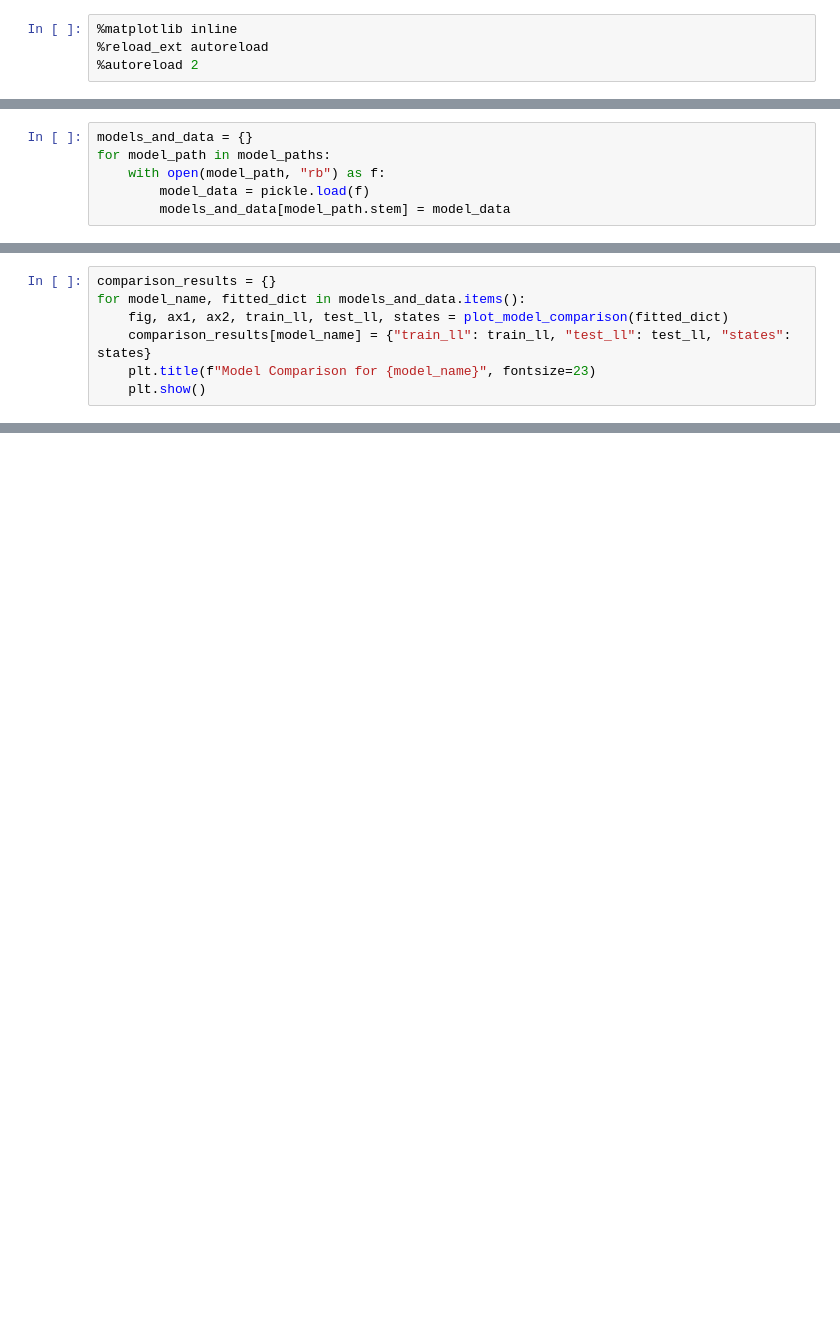
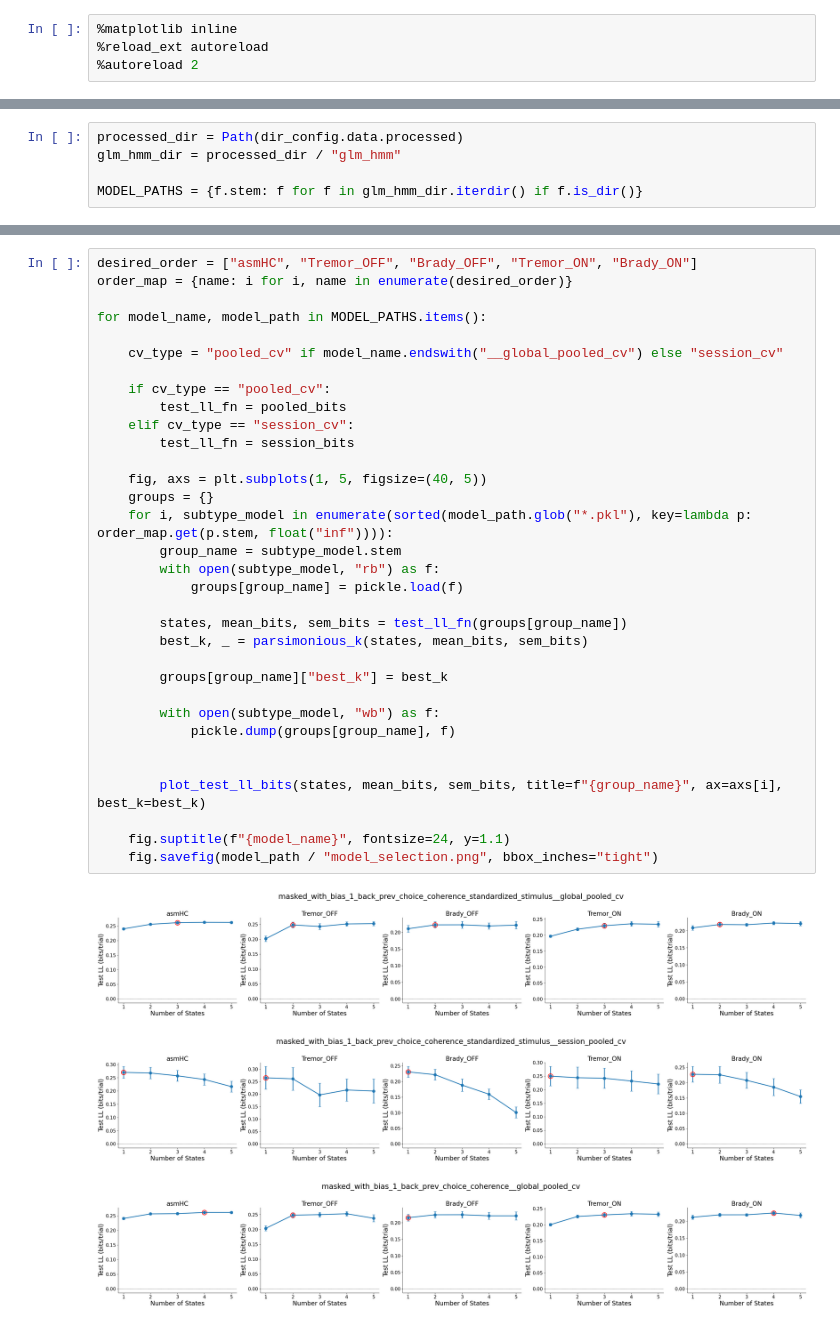
Before and after one commit to vaibrainium/bayesian-priors-in-pd-subtype, a Jupyter notebook: notebooks/5.20-glm-hmm-model-selection.ipynb, the cells around one changed output, grey strips where cells are left out. Saved outputs shown, nothing was run; the diff lists cells and outputs as text; blank space fills up the shorter version.

Commit message:
feat: model selection and fine tuning

```diff
--- a/notebooks/5.20-glm-hmm-model-selection.ipynb
+++ b/notebooks/5.20-glm-hmm-model-selection.ipynb
@@ -48,6 +16,0 @@ model_paths = Path(glm_hmm_dir / MODEL_NAME).glob("*.pkl")
-# %%
-models_and_data = {}
-for model_path in model_paths:
-    with open(model_path, "rb") as f:
-        model_data = pickle.load(f)
-        models_and_data[model_path.stem] = model_data
@@ -90,7 +16,0 @@ def plot_model_comparison(fitted_dict: dict):
-# %%
-comparison_results = {}
-for model_name, fitted_dict in models_and_data.items():
-    fig, ax1, ax2, train_ll, test_ll, states = plot_model_comparison(fitted_dict)
-    comparison_results[model_name] = {"train_ll": train_ll, "test_ll": test_ll, "states": states}
-    plt.title(f"Model Comparison for {model_name}", fontsize=23)
-    plt.show()
@@ -106,0 +17,5 @@ for model_name, fitted_dict in models_and_data.items():
+# %%
+processed_dir = Path(dir_config.data.processed)
+glm_hmm_dir = processed_dir / "glm_hmm"
+
+MODEL_PATHS = {f.stem: f for f in glm_hmm_dir.iterdir() if f.is_dir()}
@@ -106,0 +73,37 @@ for model_name, fitted_dict in models_and_data.items():
+# %%
+desired_order = ["asmHC", "Tremor_OFF", "Brady_OFF", "Tremor_ON", "Brady_ON"]
+order_map = {name: i for i, name in enumerate(desired_order)}
+
+for model_name, model_path in MODEL_PATHS.items():
+
+    cv_type = "pooled_cv" if model_name.endswith("__global_pooled_cv") else "session_cv"
+
+    if cv_type == "pooled_cv":
+        test_ll_fn = pooled_bits
+    elif cv_type == "session_cv":
+        test_ll_fn = session_bits
+
+    fig, axs = plt.subplots(1, 5, figsize=(40, 5))
+    groups = {}
+    for i, subtype_model in enumerate(sorted(model_path.glob("*.pkl"), key=lambda p: order_map.get(p.stem, float("inf")))):
+        group_name = subtype_model.stem
+        with open(subtype_model, "rb") as f:
+            groups[group_name] = pickle.load(f)
+
+        states, mean_bits, sem_bits = test_ll_fn(groups[group_name])
+        best_k, _ = parsimonious_k(states, mean_bits, sem_bits)
+
+        groups[group_name]["best_k"] = best_k
+
+        with open(subtype_model, "wb") as f:
+            pickle.dump(groups[group_name], f)
+
+
+        plot_test_ll_bits(states, mean_bits, sem_bits, title=f"{group_name}", ax=axs[i], best_k=best_k)
+
+    fig.suptitle(f"{model_name}", fontsize=24, y=1.1)
+    fig.savefig(model_path / "model_selection.png", bbox_inches="tight")
+# %% [output]
+[figure, added]
+[figure, added]
+[figure, added]
```
Also changed, not shown: parts of 12 cells of this notebook, 2 other files.
